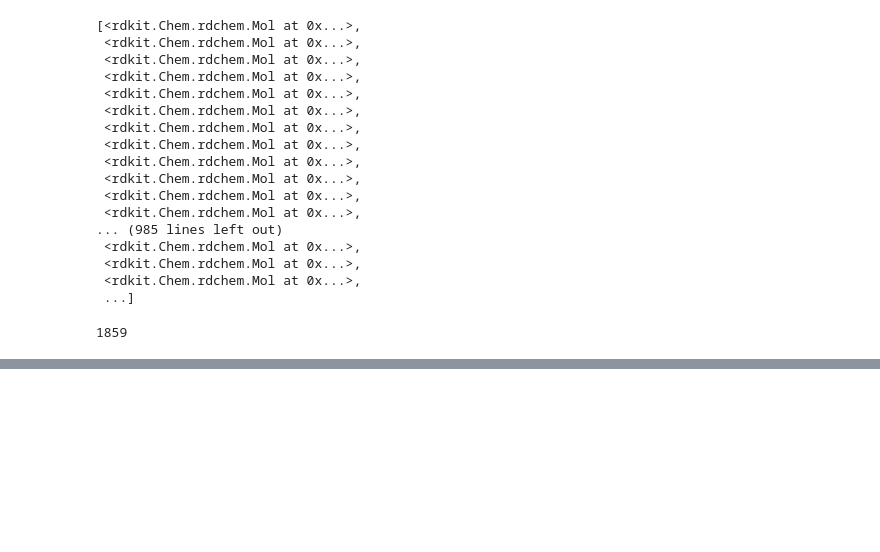
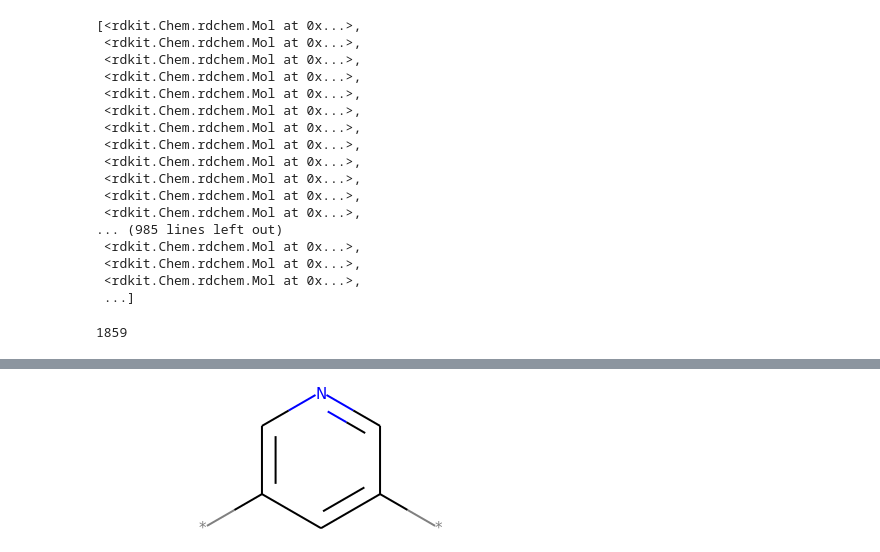
Before and after one commit to lilleswing/jt-vae, a Jupyter notebook: dev_tree_decomp.ipynb, the cells around one changed output, grey strips where cells are left out. Cells and saved outputs as stored; diff of their text form; code cells hidden in the pictures; blank space fills up the shorter version.

```diff
--- a/dev_tree_decomp.ipynb
+++ b/dev_tree_decomp.ipynb
@@ -322,3 +322,16 @@ m1 = Chem.MolFromSmiles(fragments[0])
 atom = m1.GetAtoms()[0]
 # %%
 atom.SetFormalCharge(0)
+# %%
+from __future__ import print_function
+from rdkit import Chem
+from rdkit.Chem.Draw import IPythonConsole
+from IPython.display import SVG
+import time
+print(time.asctime())
+from rdkit.Chem import rdDepictor
+from rdkit.Chem.Draw import rdMolDraw2D
+import json
+from rdkit import Chem
+m = json.loads(open('data/frag_with_aromatic.json').read())
+mols = [Chem.MolFromSmiles(x, sanitize=False) for x in m]
@@ -324,0 +340,4 @@ atom.SetFormalCharge(0)
+# %%
+mols[11]
+# %% [output]
+[figure, added]
```
Also changed, not shown: parts of 50 cells of this notebook, 5 other files.
